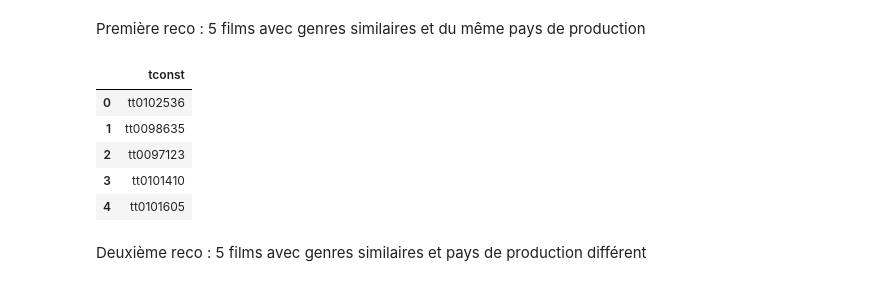
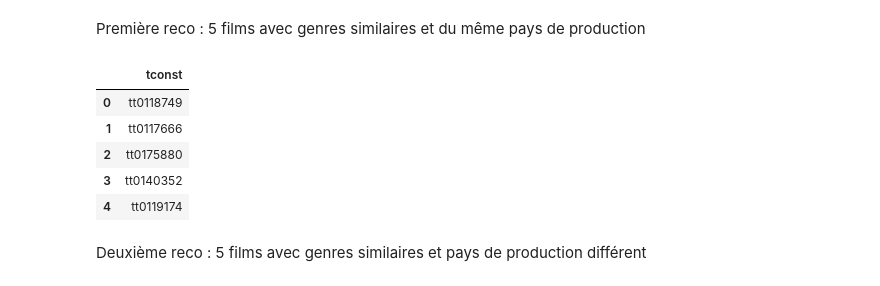
Before and after one commit to jpvt-data/AlgoCinema, a Jupyter notebook: machine learning/BIG_DF_ML.ipynb, the cells around one changed output. Cells and saved outputs as stored; diff of their text form; code cells hidden in the pictures.

```diff
--- a/machine learning/BIG_DF_ML.ipynb
+++ b/machine learning/BIG_DF_ML.ipynb
@@ -138,7 +144,3 @@ Nous décidons également de ne garder que les films qui ont été notés par 32
-# %%
-# Suppression de 75% des films en se basant sur le nombre de votes Q3
-
-BIG_DF_ML3 = BIG_DF_ML3[BIG_DF_ML3['title_ratings_numVotes'] >= 327]
 # %%
 # Suppression des dernières colonnes inutiles
 
@@ -340,6 +342,10 @@ def recommandation(tconst):
     df_ml_num = df_ml.select_dtypes('number')
     df_ml_cat = df_ml.select_dtypes(['object', 'category', 'string', 'bool'])
 
+    # Suppression de 75% des films en se basant sur le nombre de votes inférieurs à 327
+    df_ml_num = df_ml_num[df_ml_num['title_ratings_numVotes'] >= 327]
+    index = df_ml_num.index
+
     # Normalisation des colonnes numériques
     SN = MinMaxScaler()
     df_ml_num_SN = pd.DataFrame(SN.fit_transform(df_ml_num), columns=df_ml_num.columns, index=index)
@@ -363,15 +369,23 @@ def recommandation(tconst):
         'tmdb_IR', 'tmdb_XG', 'tmdb_EG', 'tmdb_NG', 'tmdb_ZA'])
 
     # On veut que nos recommandations aient automatiquement un genre en commun et un pays de prod en commun
-    bons_films = bons_films[bons_films[genre].any(axis=1)]
-    bons_films = bons_films[bons_films[pays].any(axis=1)]
+    bons_films = bons_films[bons_films[genre].any(axis=1)] if genre else bons_films
+    bons_films = bons_films[bons_films[pays].any(axis=1)] if pays else bons_films
 
     # On crée notre modèle
-    model = NearestNeighbors(n_neighbors=60, metric='euclidean')
+    model = NearestNeighbors(n_neighbors=6, metric='euclidean')
     model.fit(bons_films[caracteristiques])
 
     # On déclare les caractéristiques du film sélectionné par l'utilisateur
     caract_film = df_ml_encoded[df_ml_encoded['tconst'] == tconst][caracteristiques]
+
+    print(df_ml_encoded[df_ml_encoded['tconst'] == 'tt8852130'])
+
+    print("caract_film avant traitement :", caract_film)
+    if caract_film.isnull().any().any():
+        print("Colonnes avec NaN dans caract_film :", caract_film.columns[caract_film.isnull().any()])
+        print("Valeurs NaN dans caract_film :", caract_film.isnull().sum())
+
 
     # On calcule les distances et indices des voisins
     distances, indices = model.kneighbors(caract_film)
@@ -390,14 +404,14 @@ def recommandation(tconst):
 
     return selection
 # %%
-recommandation('tt0099785')
+recommandation('tt0120338')
 # %% [output]
 |  | tconst |
-| 0 | tt0102536 |
-| 1 | tt0098635 |
-| 2 | tt0097123 |
-| 3 | tt0101410 |
-| 4 | tt0101605 |
+| 0 | tt0118749 |
+| 1 | tt0117666 |
+| 2 | tt0175880 |
+| 3 | tt0140352 |
+| 4 | tt0119174 |
 # %% [markdown]
 Deuxième reco : 5 films avec genres similaires et pays de production différent
 # %%
```
Also changed, not shown: parts of 6 cells of this notebook, 2 other files.
